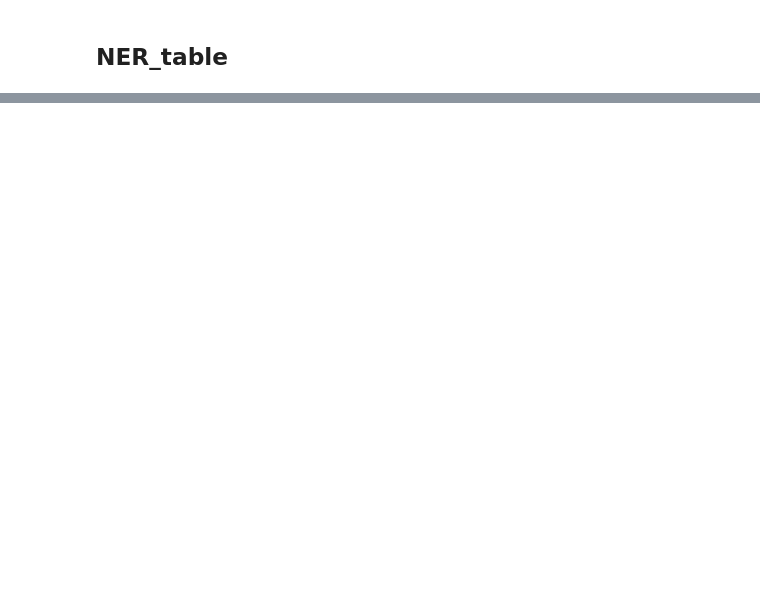
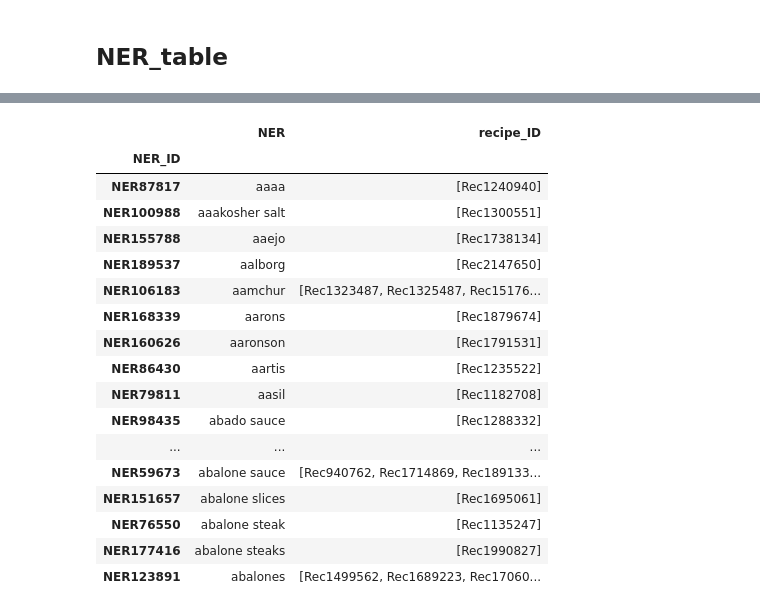
Before and after one commit to BehzadBarati/Ingredient-Maps, a Jupyter notebook: Food_Recipes_RecipeNLG.ipynb, the cells around one changed output, grey strips where cells are left out. Cells and saved outputs as stored; diff of their text form; code cells hidden in the pictures; blank space fills up the shorter version.

```diff
--- a/Food_Recipes_RecipeNLG.ipynb
+++ b/Food_Recipes_RecipeNLG.ipynb
@@ -237,3 +299,24 @@ for i in range(len(NER_table)):
+# %%
+NER_table.sort_values(by=['NER'])[:20]
+# %% [output]
+|  | NER | recipe_ID |
+| NER_ID |  |  |
+| NER87817 | aaaa | [Rec1240940] |
+| NER100988 | aaakosher salt | [Rec1300551] |
+| NER155788 | aaejo | [Rec1738134] |
+| NER189537 | aalborg | [Rec2147650] |
+| NER106183 | aamchur | [Rec1323487, Rec1325487, Rec15176... |
+| NER168339 | aarons | [Rec1879674] |
+| NER160626 | aaronson | [Rec1791531] |
+| NER86430 | aartis | [Rec1235522] |
+| NER79811 | aasil | [Rec1182708] |
+| NER98435 | abado sauce | [Rec1288332] |
+| ... | ... | ... |
+| NER59673 | abalone sauce | [Rec940762, Rec1714869, Rec189133... |
+| NER151657 | abalone slices | [Rec1695061] |
+| NER76550 | abalone steak | [Rec1135247] |
+| NER177416 | abalone steaks | [Rec1990827] |
+| NER123891 | abalones | [Rec1499562, Rec1689223, Rec17060... |
 # %%
 len(NER_table)
 # %% [output]
```
Also changed, not shown: parts of 45 cells of this notebook.
